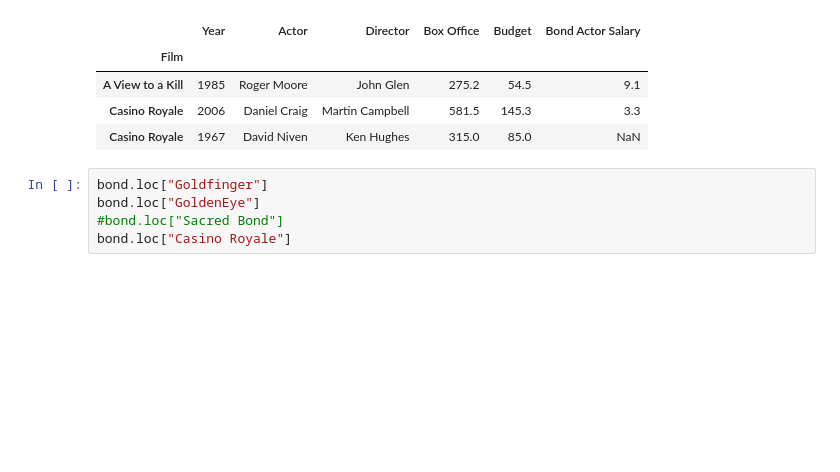
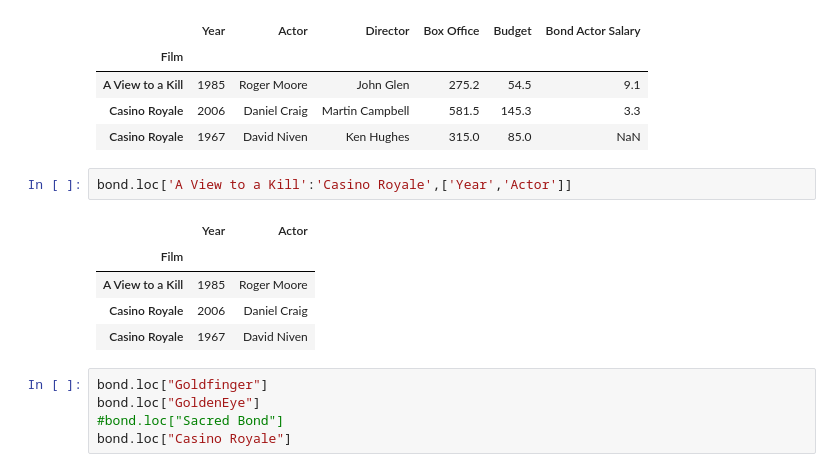
Before and after one commit to rbizoi/IntelligenceEnDonneesDeSante, a Jupyter notebook: Pandas/DataFrames 3.ipynb, the cells around one changed output. Saved outputs shown, nothing was run; the diff lists cells and outputs as text; blank space fills up the shorter version.

```diff
--- a/Pandas/DataFrames 3.ipynb
+++ b/Pandas/DataFrames 3.ipynb
@@ -80,6 +78,14 @@ bond.head(3)
 | A View to a Kill | 1985 | Roger Moore | John Glen | 275.2 | 54.5 | 9.1 |
 | Casino Royale | 2006 | Daniel Craig | Martin Campbell | 581.5 | 145.3 | 3.3 |
 | Casino Royale | 1967 | David Niven | Ken Hughes | 315.0 | 85.0 | NaN |
+# %%
+bond.loc['A View to a Kill':'Casino Royale',['Year','Actor']]
+# %% [output]
+|  | Year | Actor |
+| Film |  |  |
+| A View to a Kill | 1985 | Roger Moore |
+| Casino Royale | 2006 | Daniel Craig |
+| Casino Royale | 1967 | David Niven |
 # %%
 bond.loc["Goldfinger"]
 bond.loc["GoldenEye"]
```
Also changed, not shown: parts of 5 cells of this notebook, 8 other files.
